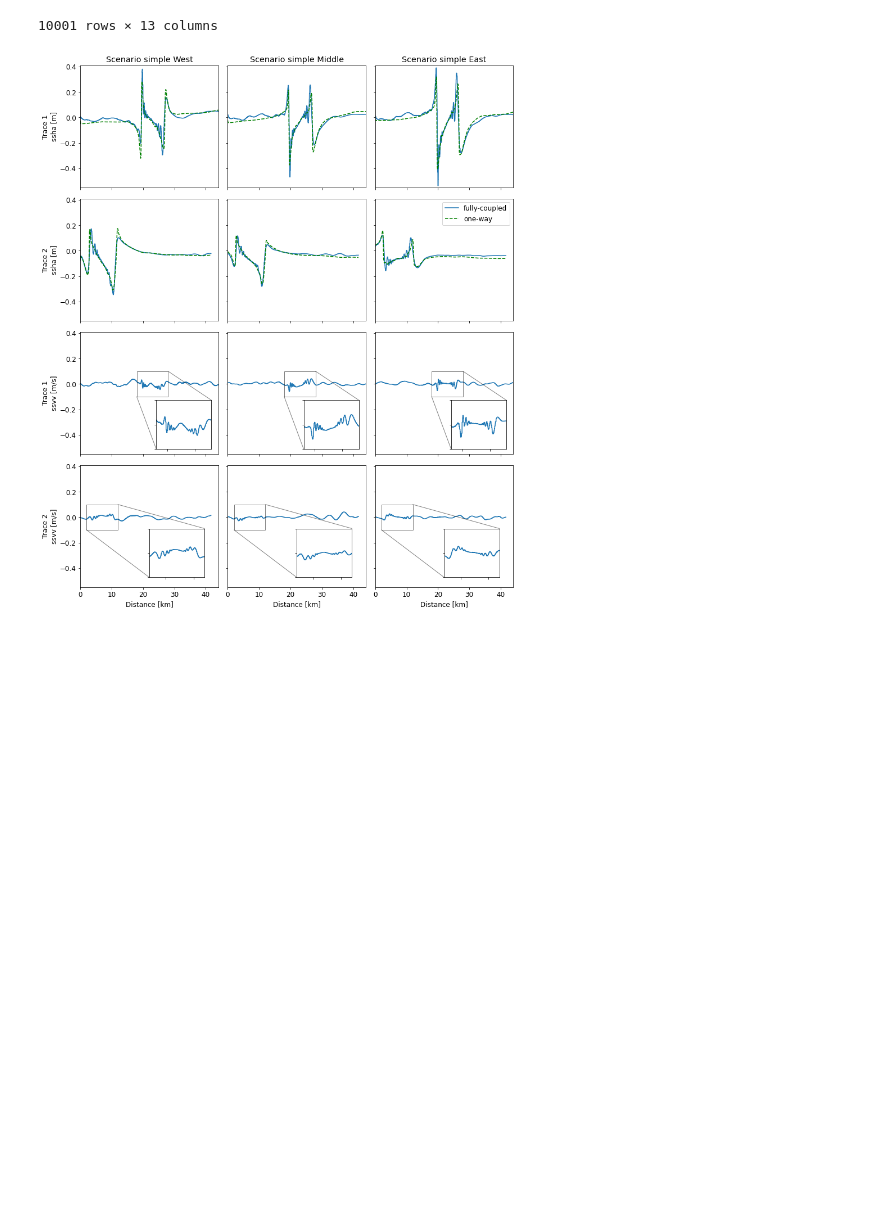
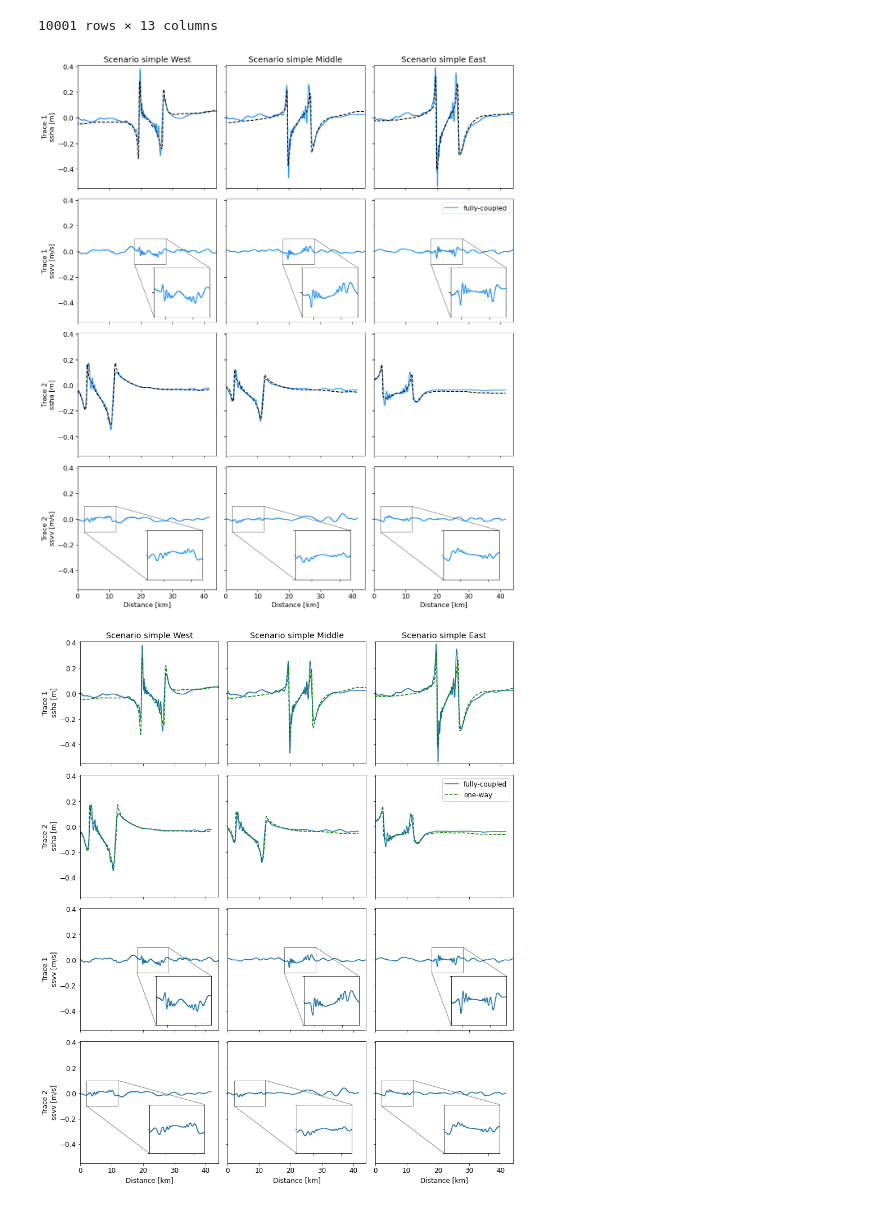
Before and after one commit to fabian-kutschera/Scripts4Processing, a Jupyter notebook: post_plotting/cross-section_ssha-ssvv_one-way_fully-coupled.ipynb, the cells around one changed output. Drawn from its saved outputs; the diff is of its cells as text; code cells hidden in the pictures; blank space fills up the shorter version.

Commit message:
add different colormap

```diff
--- a/post_plotting/cross-section_ssha-ssvv_one-way_fully-coupled.ipynb
+++ b/post_plotting/cross-section_ssha-ssvv_one-way_fully-coupled.ipynb
@@ -41,7 +41,8 @@ def plot_ssha_fully(filename, ax):
     #print(length)
     distance = np.linspace(0,length,len(trace))
     #print(distance)
-    ax.plot(distance, trace.u3, label="fully-coupled")
+    ax.plot(distance, trace.u3, label="fully-coupled", color="dodgerblue")
+    #ax.plot(distance, trace.u3, label="fully-coupled")
 # %%
 def plot_ssha_oneway(filename, ax):
     trace = pd.read_csv(directory + filename)
@@ -50,7 +51,8 @@ def plot_ssha_oneway(filename, ax):
     #print(length)
     distance = np.linspace(0,length,len(trace))
     #print(distance)
-    ax.plot(distance, trace.ssha, label="one-way", color="green", linestyle="--")
+    #ax.plot(distance, trace.ssha, label="one-way", color="green", linestyle="--")
+    ax.plot(distance, trace.ssha, label="one-way", color="black", linestyle="--")
 # %%
 def plot_ssvv(filename, trace_nr, ax):
 
@@ -60,7 +62,7 @@ def plot_ssvv(filename, trace_nr, ax):
     #print(length)
     distance = np.linspace(0,length,len(trace))
     #print(distance)
-    ax.plot(distance, trace.v3, label="fully-coupled")
+    ax.plot(distance, trace.v3, label="fully-coupled", color="dodgerblue")
 
     # fig inset
     if (trace_nr==1):
@@ -72,10 +74,58 @@ def plot_ssvv(filename, trace_nr, ax):
     else:
         print("Sure?")
     axins = ax.inset_axes([left, bottom, width, height])
-    axins.plot(distance, trace.v3)
+    axins.plot(distance, trace.v3, color="dodgerblue")
+    #axins.plot(distance, trace.v3)
     axins.set_xlim(x1, x2)
     axins.set_ylim(y1, y2)
     axins.set_xticklabels([])
     axins.set_yticklabels([])
     ax.indicate_inset_zoom(axins, edgecolor="black")
+# %%
+#  -fig 13: I would put row 1, row3 and then row 2 row4.
+fig, ((ax1, ax2, ax3), (ax4, ax5, ax6), (ax7, ax8, ax9), (ax10, ax11, ax12)) = plt.subplots(4, 3, figsize=(12,14),
+                                                                                            sharex=True, sharey=True)
+
+ax1.set_ylabel("Trace 1\nssha [m]")
+ax1.set_title("Scenario simple West")
+plot_ssha_fully("trace1_west_o5_ssha_ssvv_120s.csv", ax1)
+plot_ssha_oneway("trace1_west_simple_oneway_ssha_120s.csv", ax1)
+
+ax2.set_title("Scenario simple Middle")
+plot_ssha_fully("trace1_middle_o5_ssha_ssvv_120s.csv", ax2)
+plot_ssha_oneway("trace1_middle_simple_oneway_ssha_120s.csv", ax2)
+
+ax3.set_title("Scenario simple East")
+plot_ssha_fully("trace1_east_o5_ssha_ssvv_120s.csv", ax3)
+plot_ssha_oneway("trace1_east_simple_oneway_ssha_120s.csv", ax3)
+
+ax7.set_ylabel("Trace 2\nssha [m]")
+plot_ssha_fully("trace2_west_o5_ssha_ssvv_120s.csv", ax7)#ax4)
+plot_ssha_oneway("trace2_west_simple_oneway_ssha_120s.csv", ax7)#ax4)
+plot_ssha_fully("trace2_middle_o5_ssha_ssvv_120s.csv", ax8)#ax5)
+plot_ssha_oneway("trace2_middle_simple_oneway_ssha_120s.csv", ax8)#ax5)
+plot_ssha_fully("trace2_east_o5_ssha_ssvv_120s.csv", ax9)#ax6)
+plot_ssha_oneway("trace2_east_simple_oneway_ssha_120s.csv", ax9)#ax6)
+
+ax4.set_ylabel("Trace 1\nssvv [m/s]")
+plot_ssvv("trace1_west_o5_ssha_ssvv_120s.csv", 1, ax4)#ax7)
+plot_ssvv("trace1_middle_o5_ssha_ssvv_120s.csv", 1, ax5)#ax8)
+plot_ssvv("trace1_east_o5_ssha_ssvv_120s.csv", 1, ax6)#ax9)
+
+ax10.set_ylabel("Trace 2\nssvv [m/s]")
+plot_ssvv("trace2_west_o5_ssha_ssvv_120s.csv", 2, ax10)
+plot_ssvv("trace2_middle_o5_ssha_ssvv_120s.csv", 2, ax11)
+plot_ssvv("trace2_east_o5_ssha_ssvv_120s.csv", 2, ax12)
+ax10.set_xlabel("Distance [km]")
+ax11.set_xlabel("Distance [km]")
+ax12.set_xlabel("Distance [km]")
+
+ax1.set_ylim(-0.55, 0.41)
+ax1.set_xlim(0,44.01)
+ax6.legend(loc="upper right")
+
+plt.tight_layout()
+fig.savefig("ssha_ssvv_comparisonII.png", dpi=300)
+# %% [output]
+[figure, added]
 # %%
```
Also changed, not shown: parts of 1 cell of this notebook, 1 other file.
